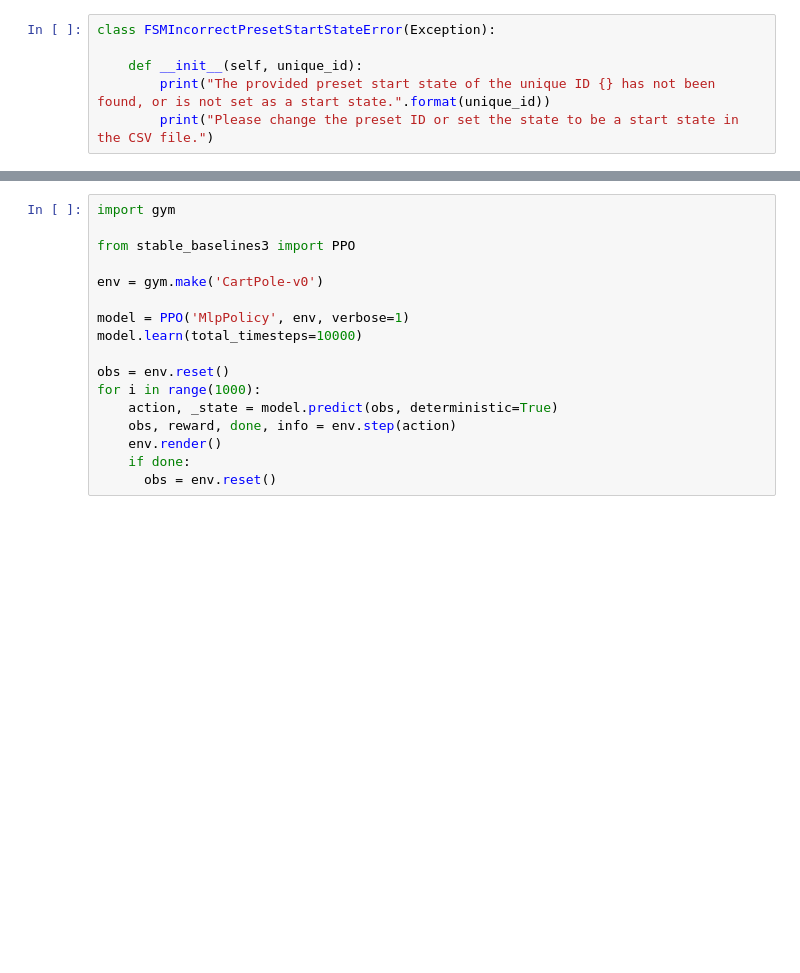
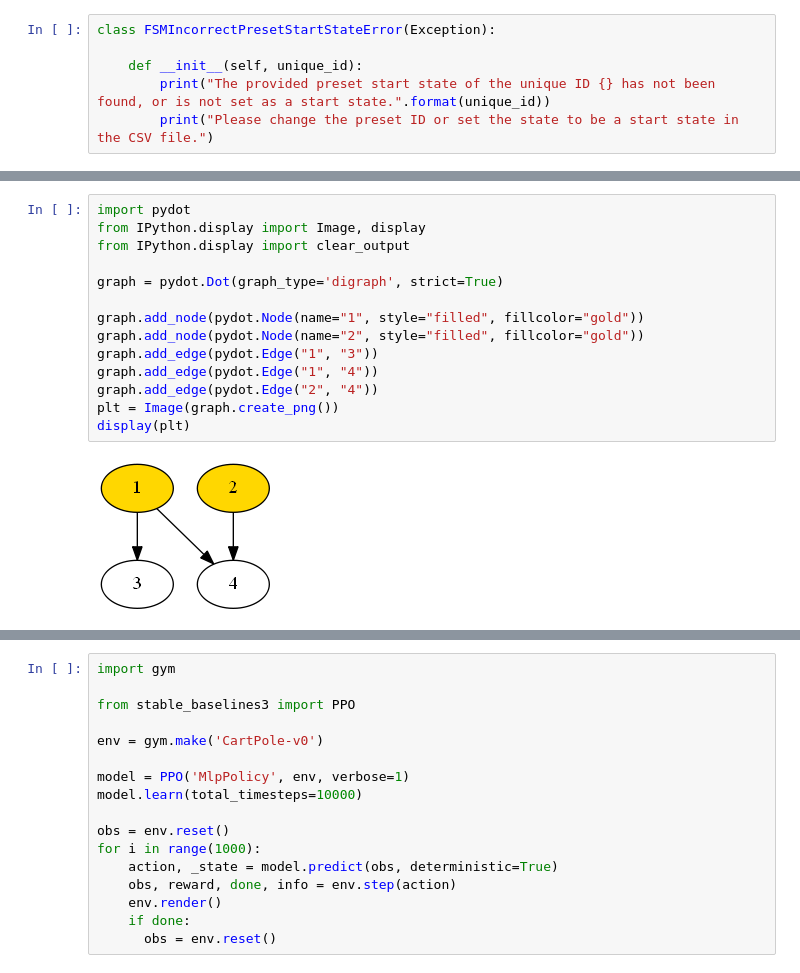
Before and after one commit to mlegas/FSM-reinforcement-learning, a Jupyter notebook: pelican.ipynb, the cells around one changed output, grey strips where cells are left out. Cells and saved outputs as stored; diff of their text form; blank space fills up the shorter version.

```diff
--- a/pelican.ipynb
+++ b/pelican.ipynb
@@ -419,0 +541,16 @@ Using cpu device
+# %%
+import pydot
+from IPython.display import Image, display
+from IPython.display import clear_output
+
+graph = pydot.Dot(graph_type='digraph', strict=True)
+
+graph.add_node(pydot.Node(name="1", style="filled", fillcolor="gold"))
+graph.add_node(pydot.Node(name="2", style="filled", fillcolor="gold"))
+graph.add_edge(pydot.Edge("1", "3"))
+graph.add_edge(pydot.Edge("1", "4"))
+graph.add_edge(pydot.Edge("2", "4"))
+plt = Image(graph.create_png())
+display(plt)
+# %% [output]
+[figure, added]
```
Also changed, not shown: parts of 15 cells of this notebook.
